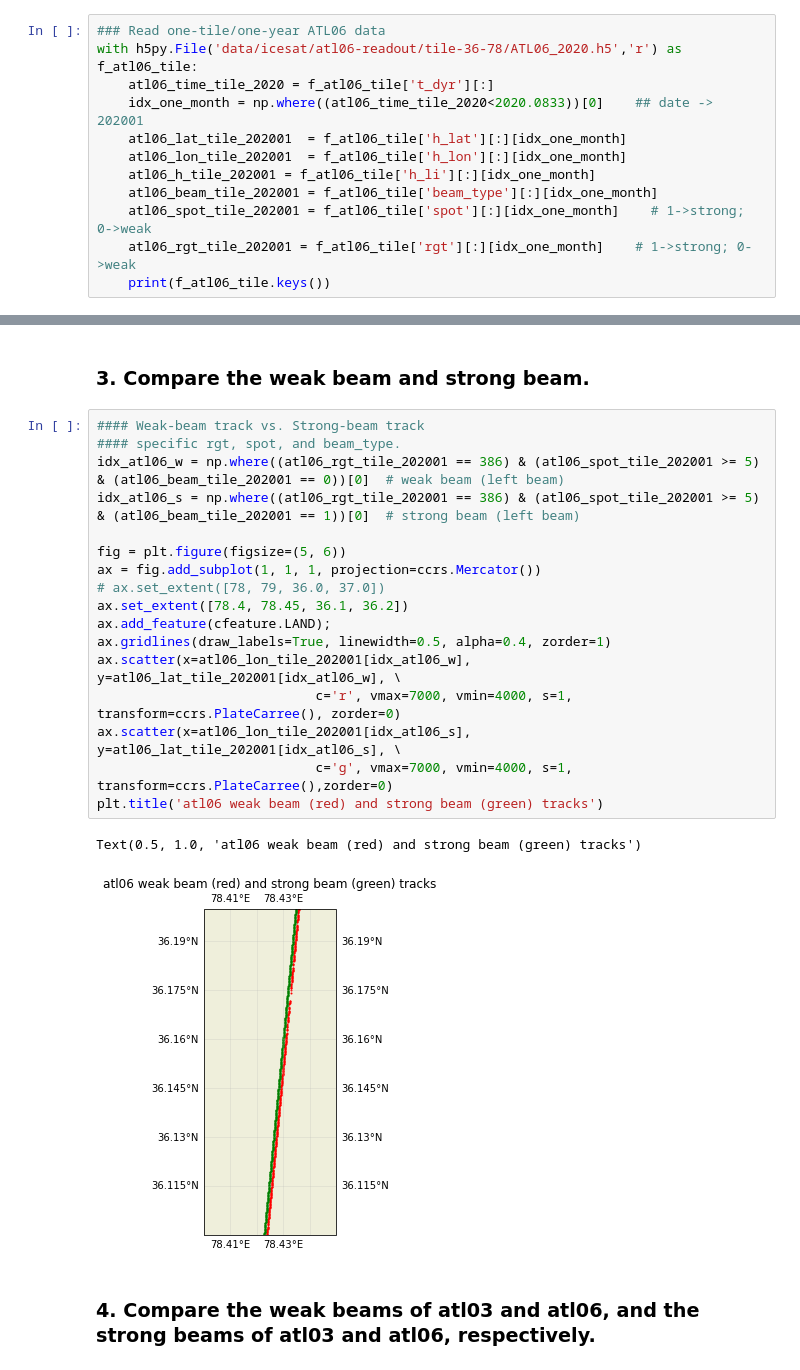
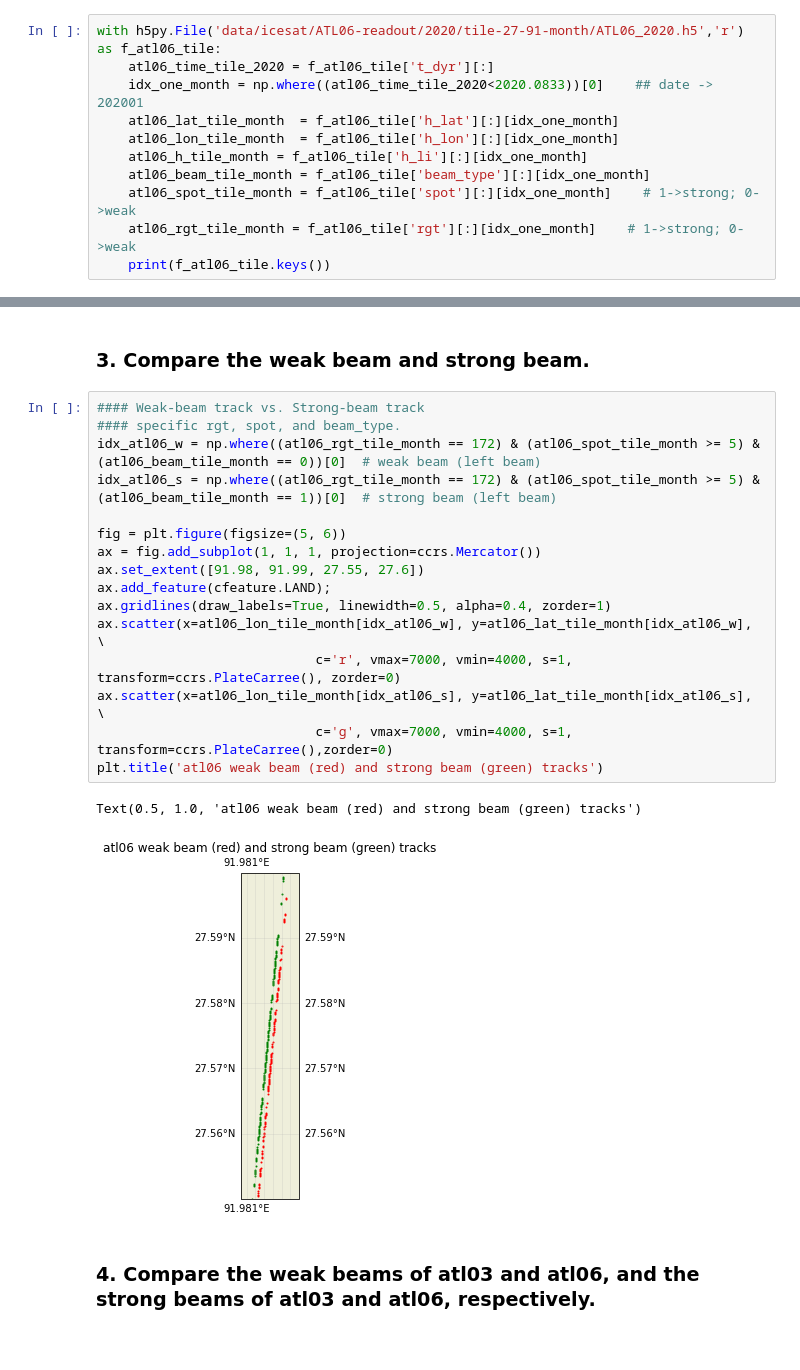
Before and after one commit to xinluo2018/Glacier-in-SETP, a Jupyter notebook: visual/alt03_06_compare.ipynb, the cells around one changed output, grey strips where cells are left out. Cells and saved outputs as stored; diff of their text form.

```diff
--- a/visual/alt03_06_compare.ipynb
+++ b/visual/alt03_06_compare.ipynb
@@ -16,14 +18,13 @@ from cartopy.io.shapereader import Reader
 # %%
-### Read one-tile/one-year ATL06 data
-with h5py.File('data/icesat/atl06-readout/tile-36-78/ATL06_2020.h5','r') as f_atl06_tile:
+with h5py.File('data/icesat/ATL06-readout/2020/tile-27-91-month/ATL06_2020.h5','r') as f_atl06_tile:
     atl06_time_tile_2020 = f_atl06_tile['t_dyr'][:]
     idx_one_month = np.where((atl06_time_tile_2020<2020.0833))[0]    ## date -> 202001
-    atl06_lat_tile_202001  = f_atl06_tile['h_lat'][:][idx_one_month]
-    atl06_lon_tile_202001  = f_atl06_tile['h_lon'][:][idx_one_month]
-    atl06_h_tile_202001 = f_atl06_tile['h_li'][:][idx_one_month]
-    atl06_beam_tile_202001 = f_atl06_tile['beam_type'][:][idx_one_month]
-    atl06_spot_tile_202001 = f_atl06_tile['spot'][:][idx_one_month]    # 1->strong; 0->weak
-    atl06_rgt_tile_202001 = f_atl06_tile['rgt'][:][idx_one_month]    # 1->strong; 0->weak
+    atl06_lat_tile_month  = f_atl06_tile['h_lat'][:][idx_one_month]
+    atl06_lon_tile_month  = f_atl06_tile['h_lon'][:][idx_one_month]
+    atl06_h_tile_month = f_atl06_tile['h_li'][:][idx_one_month]
+    atl06_beam_tile_month = f_atl06_tile['beam_type'][:][idx_one_month]
+    atl06_spot_tile_month = f_atl06_tile['spot'][:][idx_one_month]    # 1->strong; 0->weak
+    atl06_rgt_tile_month = f_atl06_tile['rgt'][:][idx_one_month]    # 1->strong; 0->weak
     print(f_atl06_tile.keys())
 # %% [output]
 <KeysViewHDF5 ['beam_type', 'cycle', 'h_lat', 'h_li', 'h_lon', 'orbit_type', 'rgt', 'spot', 't_dyr']>
@@ -87,23 +93,22 @@ Text(0.5, 1.0, 'ATL03-spot (spot=5, One month)')
 # %%
 #### Weak-beam track vs. Strong-beam track
 #### specific rgt, spot, and beam_type.
-idx_atl06_w = np.where((atl06_rgt_tile_202001 == 386) & (atl06_spot_tile_202001 >= 5) & (atl06_beam_tile_202001 == 0))[0]  # weak beam (left beam)
-idx_atl06_s = np.where((atl06_rgt_tile_202001 == 386) & (atl06_spot_tile_202001 >= 5) & (atl06_beam_tile_202001 == 1))[0]  # strong beam (left beam)
+idx_atl06_w = np.where((atl06_rgt_tile_month == 172) & (atl06_spot_tile_month >= 5) & (atl06_beam_tile_month == 0))[0]  # weak beam (left beam)
+idx_atl06_s = np.where((atl06_rgt_tile_month == 172) & (atl06_spot_tile_month >= 5) & (atl06_beam_tile_month == 1))[0]  # strong beam (left beam)
 
 fig = plt.figure(figsize=(5, 6))
 ax = fig.add_subplot(1, 1, 1, projection=ccrs.Mercator())
-# ax.set_extent([78, 79, 36.0, 37.0])
-ax.set_extent([78.4, 78.45, 36.1, 36.2])
+ax.set_extent([91.98, 91.99, 27.55, 27.6])
 ax.add_feature(cfeature.LAND);
 ax.gridlines(draw_labels=True, linewidth=0.5, alpha=0.4, zorder=1)
-ax.scatter(x=atl06_lon_tile_202001[idx_atl06_w], y=atl06_lat_tile_202001[idx_atl06_w], \
+ax.scatter(x=atl06_lon_tile_month[idx_atl06_w], y=atl06_lat_tile_month[idx_atl06_w], \
                             c='r', vmax=7000, vmin=4000, s=1, transform=ccrs.PlateCarree(), zorder=0)
-ax.scatter(x=atl06_lon_tile_202001[idx_atl06_s], y=atl06_lat_tile_202001[idx_atl06_s], \
+ax.scatter(x=atl06_lon_tile_month[idx_atl06_s], y=atl06_lat_tile_month[idx_atl06_s], \
                             c='g', vmax=7000, vmin=4000, s=1, transform=ccrs.PlateCarree(),zorder=0)
 plt.title('atl06 weak beam (red) and strong beam (green) tracks')
 # %% [output]
 Text(0.5, 1.0, 'atl06 weak beam (red) and strong beam (green) tracks')
-[figure, old version]
+[figure, new version]
 # %% [markdown]
 ### 4. Compare the weak beams of atl03 and atl06, and the strong beams of atl03 and atl06, respectively.
 # %%
```
Also changed, not shown: parts of 7 cells of this notebook, 43 other files.
